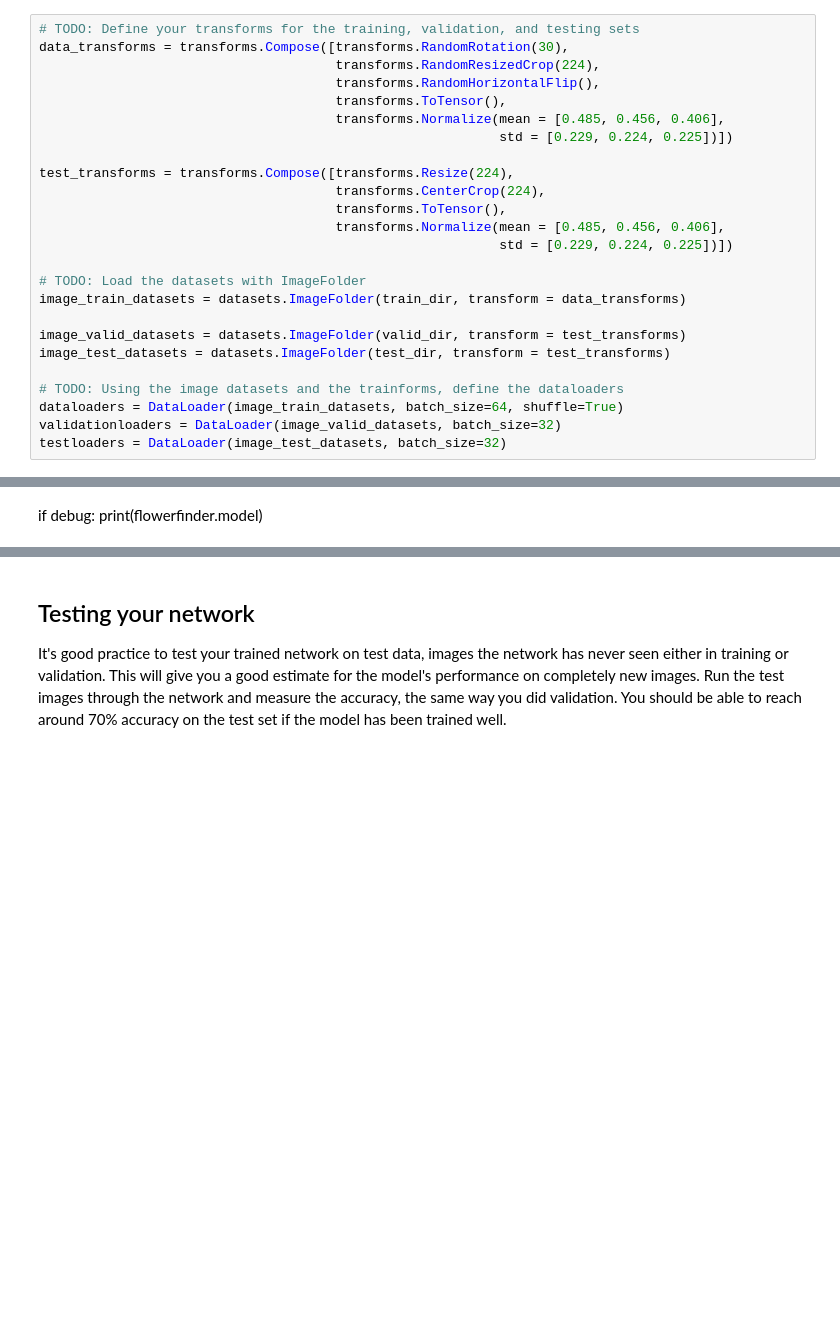
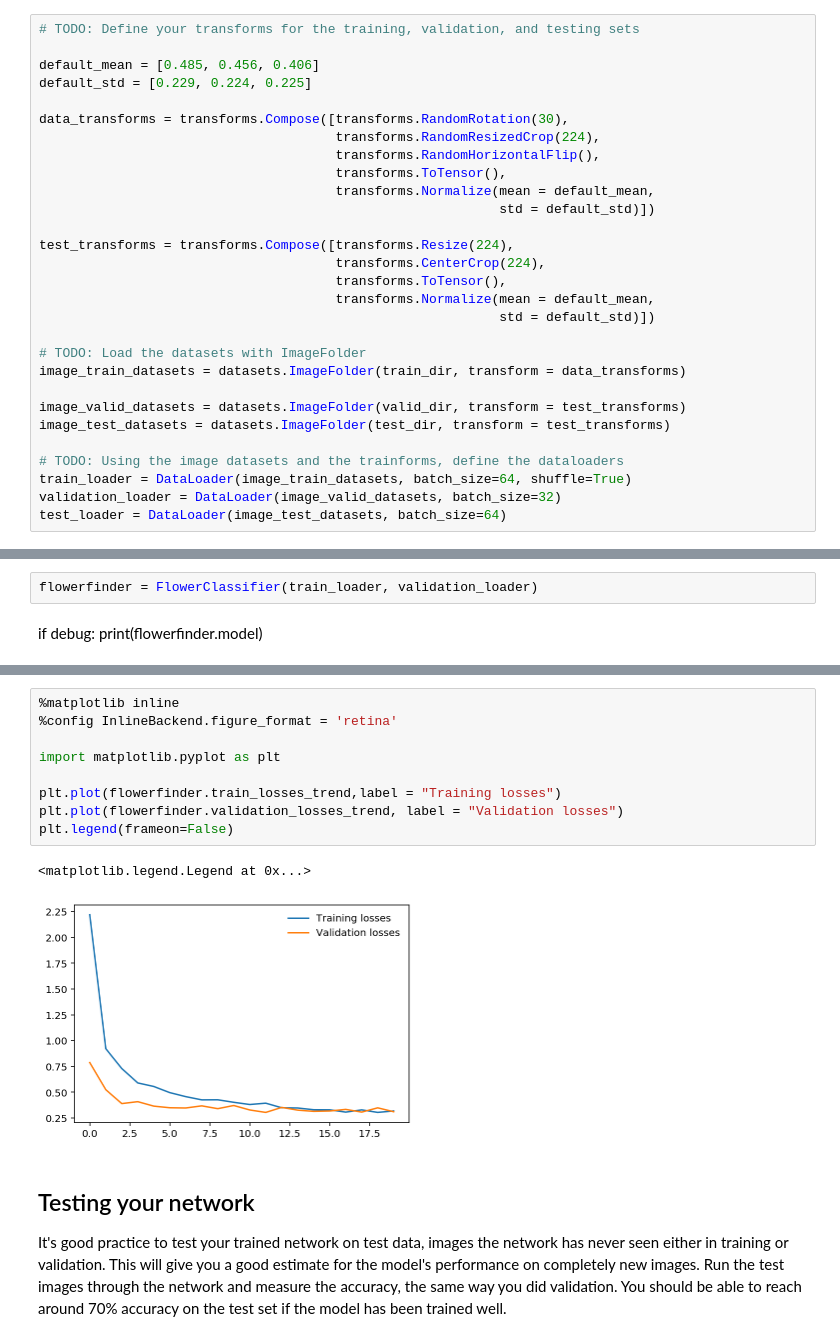
Before and after one commit to ambreen2006/UdacityML, a Jupyter notebook: image_classifier/Image Classifier Project.ipynb, the cells around one changed output, grey strips where cells are left out. Drawn from its saved outputs; the diff is of its cells as text; blank space fills up the shorter version.

```diff
--- a/image_classifier/Image Classifier Project.ipynb
+++ b/image_classifier/Image Classifier Project.ipynb
@@ -48,18 +48,22 @@ valid_dir = data_dir + '/valid'
 test_dir = data_dir + '/test'
 # %%
 # TODO: Define your transforms for the training, validation, and testing sets
+
+default_mean = [0.485, 0.456, 0.406]
+default_std = [0.229, 0.224, 0.225]
+
 data_transforms = transforms.Compose([transforms.RandomRotation(30),
                                       transforms.RandomResizedCrop(224),
                                       transforms.RandomHorizontalFlip(),
                                       transforms.ToTensor(),
-                                      transforms.Normalize(mean = [0.485, 0.456, 0.406],
-                                                           std = [0.229, 0.224, 0.225])])
+                                      transforms.Normalize(mean = default_mean,
+                                                           std = default_std)])
 
 test_transforms = transforms.Compose([transforms.Resize(224),
                                       transforms.CenterCrop(224),
                                       transforms.ToTensor(),
-                                      transforms.Normalize(mean = [0.485, 0.456, 0.406],
-                                                           std = [0.229, 0.224, 0.225])])
+                                      transforms.Normalize(mean = default_mean,
+                                                           std = default_std)])
 
 # TODO: Load the datasets with ImageFolder
 image_train_datasets = datasets.ImageFolder(train_dir, transform = data_transforms)
@@ -68,9 +72,9 @@ image_valid_datasets = datasets.ImageFolder(valid_dir, transform = test_transfor
 image_test_datasets = datasets.ImageFolder(test_dir, transform = test_transforms)
 
 # TODO: Using the image datasets and the trainforms, define the dataloaders
-dataloaders = DataLoader(image_train_datasets, batch_size=64, shuffle=True)
-validationloaders = DataLoader(image_valid_datasets, batch_size=32)
-testloaders = DataLoader(image_test_datasets, batch_size=32)
+train_loader = DataLoader(image_train_datasets, batch_size=64, shuffle=True)
+validation_loader = DataLoader(image_valid_datasets, batch_size=32)
+test_loader = DataLoader(image_test_datasets, batch_size=64)
 # %% [markdown]
 ### Label mapping
 
@@ -202,3 +193,5 @@ flowerfinder = FlowerClassifier(5, dataloaders, validationloaders, testloaders)
+# %%
+flowerfinder = FlowerClassifier(train_loader, validation_loader)
 # %% [markdown]
 if debug:
     print(flowerfinder.model)
@@ -216,3 +221,15 @@ Epoch 40/40.. Train loss: 0.260.. Test loss: 0.308.. Test accuracy: 0.937
+# %%
+%matplotlib inline
+%config InlineBackend.figure_format = 'retina'
+
+import matplotlib.pyplot as plt
+
+plt.plot(flowerfinder.train_losses_trend,label = "Training losses")
+plt.plot(flowerfinder.validation_losses_trend, label = "Validation losses")
+plt.legend(frameon=False)
+# %% [output]
+<matplotlib.legend.Legend at 0x...>
+[figure, added]
 # %% [markdown]
 ## Testing your network
 
```
Also changed, not shown: parts of 8 cells of this notebook, 1 other file.
